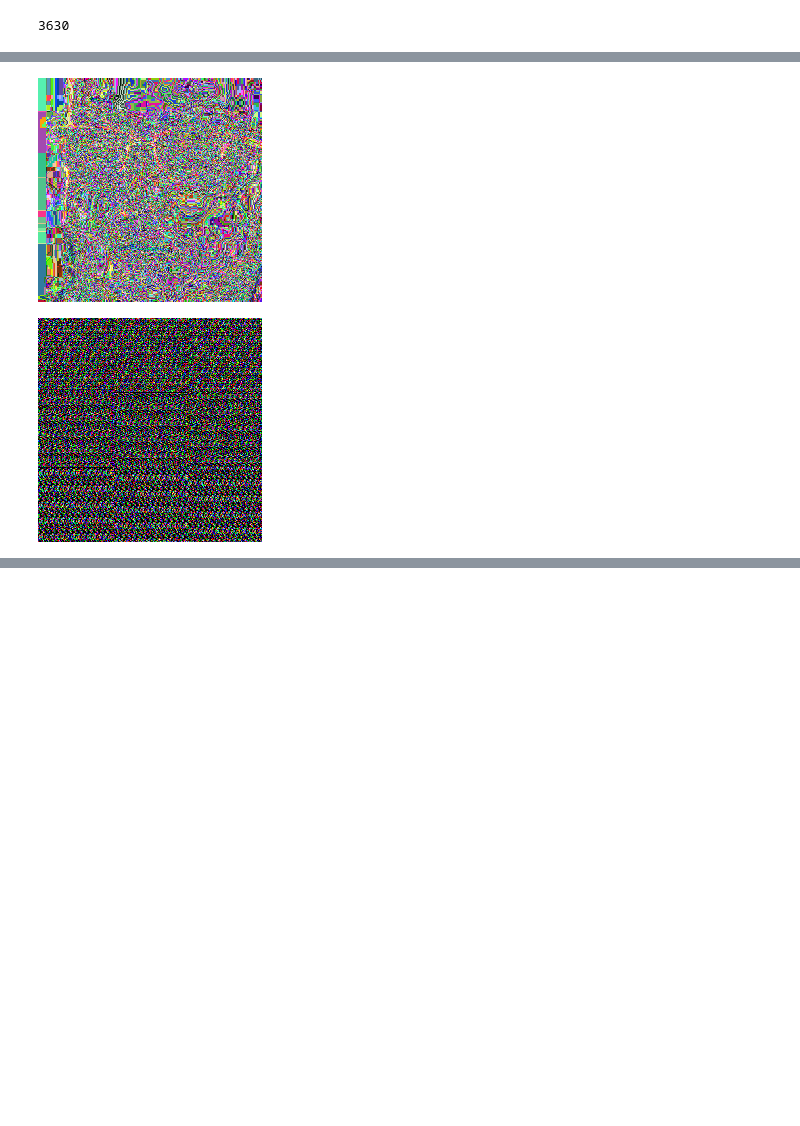
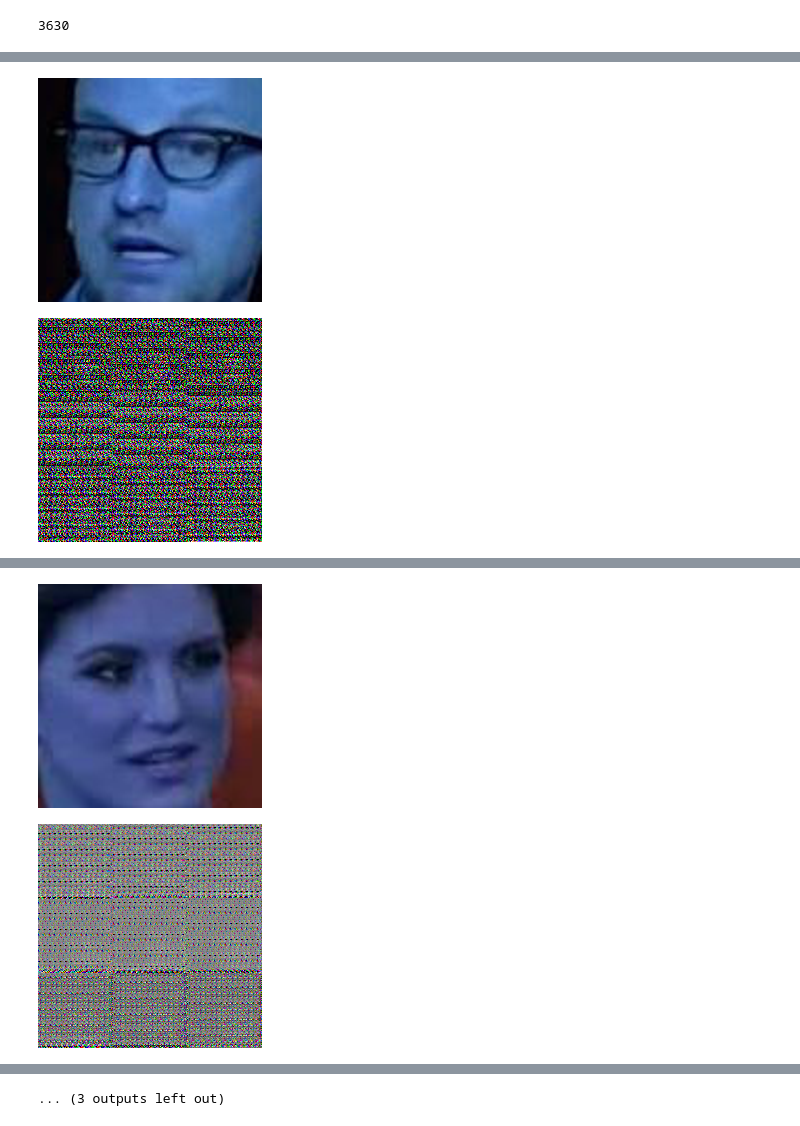
Before and after one commit to antoniomuso/speech2face, a Jupyter notebook: Decoder_damaged.ipynb, the cells around one changed output, grey strips where cells are left out. Cells and saved outputs as stored; diff of their text form; code cells hidden in the pictures; blank space fills up the shorter version.

```diff
--- a/Decoder_damaged.ipynb
+++ b/Decoder_damaged.ipynb
@@ -226,14 +238,18 @@ class Decoder_Dataset(Dataset):
             # img = cv2.resize(img, (224,224),  interpolation = cv2.INTER_AREA)
 
             img = img.resize((224,224))
+            # display(img)
 
-            np_image = np.asarray(img)
+            np_image = np.asarray(img.convert('RGB'))
+
             np_image = np.reshape(np_image, (3,224,224))
-            tens = torch.tensor(np_image).float()
-            loader = transforms.Compose([
-                                transforms.Normalize(mean, std),
-                                ])
-            img = loader(tens)
+            # cv2_imshow(np_image)
+            img = torch.tensor(np_image).float() / 255.0
+            # loader = transforms.Compose([ transforms.Normalize(mean, std) ])
+            # img = loader(img)
+            # p = np.reshape((img.numpy() * 255), (224, 224, 3))
+            # cv2_imshow(p)
+
 
         except IndexError:
             return None, None, None
@@ -757,7 +773,7 @@ for epoch in range(num_epochs):
             outL = outL.cpu().detach().numpy()
             outL = np.dstack((outL[:,0::2],outL[:,1::2]))
             #print("land np img np ", outL_.shape, img_.shape)
-            img1 = (img1.reshape(-1,224,224,3)*255).astype(np.uint8)
+            img1 = (img1.reshape(-1,224,224,3)).astype(np.uint8)
             #print("img_t ",img_t.shape, img_t[0])
             src, flag = face_landmark(img1)
             if flag:
@@ -776,2 +792,2 @@ Epoch 0
-[figure, old version]
+[figure, new version]
-[figure, old version]
+[figure, new version]
@@ -778,0 +795,2 @@ KeyboardInterrupt: ignored
+[figure, added]
+[figure, added]
@@ -779,3 +803,4 @@ KeyboardInterrupt: ignored
+... (3 outputs left out)
 # %%
 model = DECODER('eval')
 state = torch.load('/content/drive/My Drive/Speech2Face/check_poit_decoder/epoch_15.pth')
```
Also changed, not shown: parts of 4 cells of this notebook.
